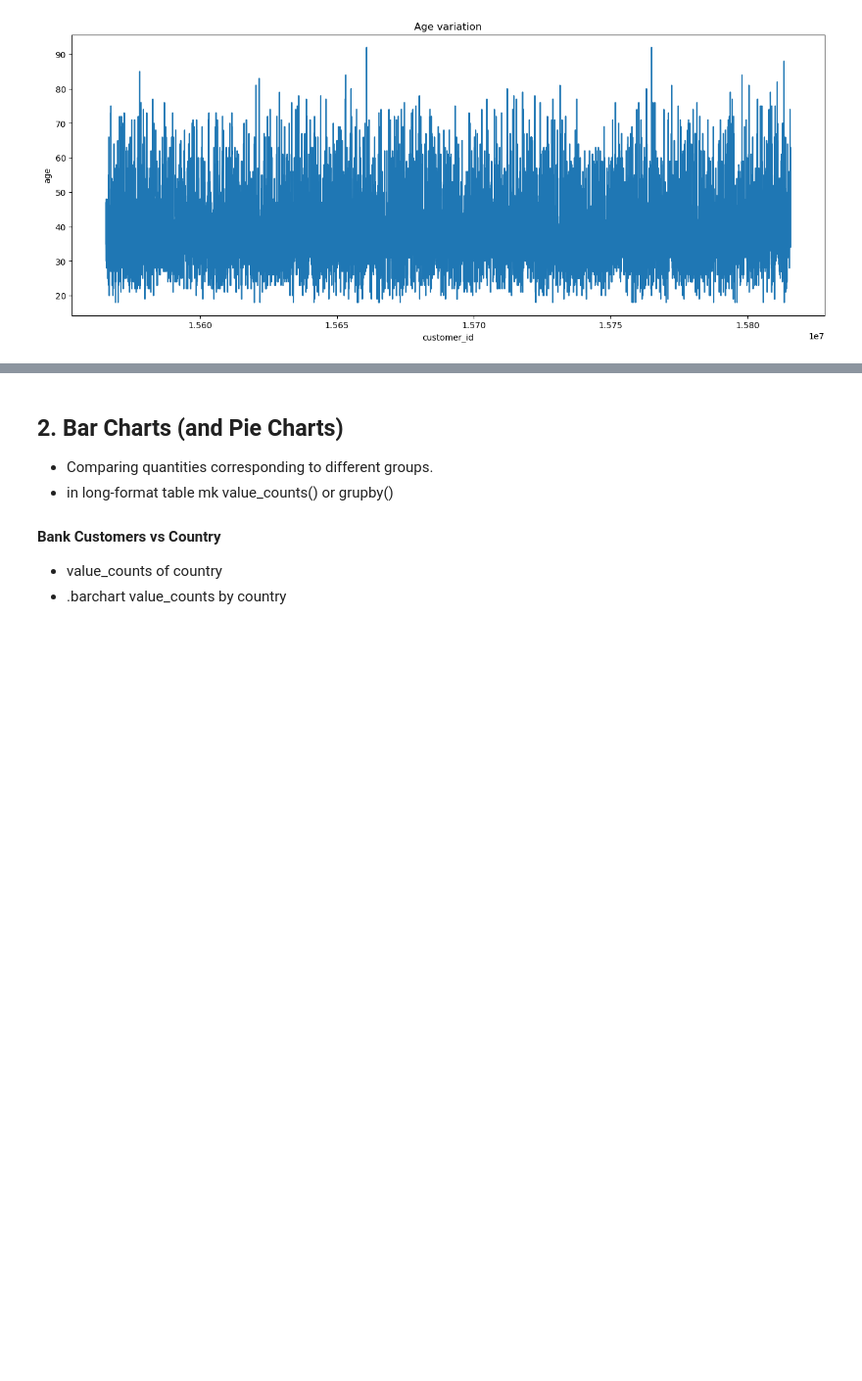
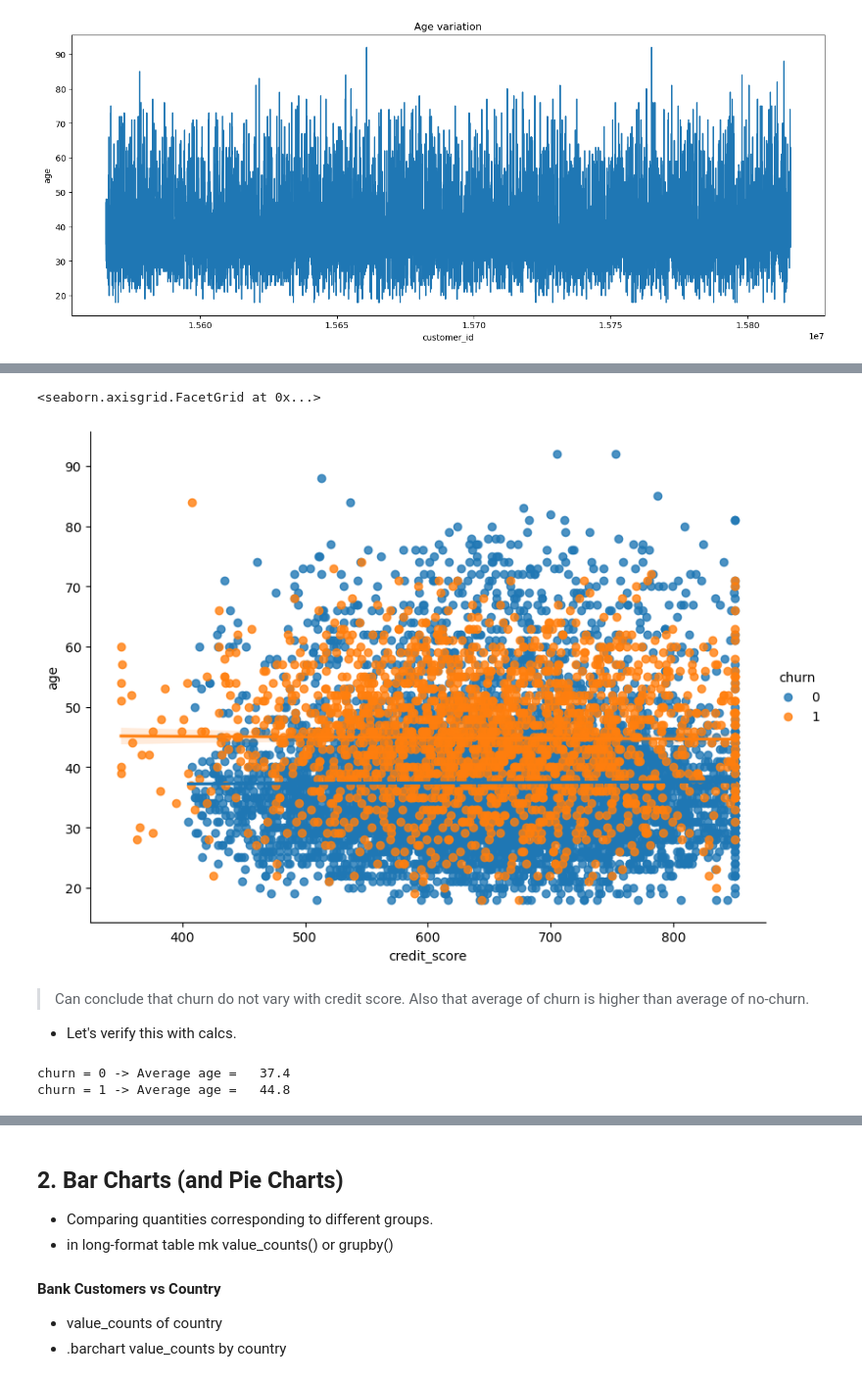
Before and after one commit to jmonti-gh/DataAnalysis_Py, a Jupyter notebook: DataVisualization/Kgl_DV7e0_project.ipynb, the cells around one changed output, grey strips where cells are left out. Shown at 98% size. Drawn from its saved outputs; the diff is of its cells as text; code cells hidden in the pictures; blank space fills up the shorter version.

```diff
--- a/DataVisualization/Kgl_DV7e0_project.ipynb
+++ b/DataVisualization/Kgl_DV7e0_project.ipynb
@@ -141,0 +160,16 @@ Text(0.5, 0, 'customer_id')
+# %%
+# ading regression lines - .lmplot(): figure-leve chart
+sns.lmplot(data=df, x='credit_score', y='age', hue='churn',
+          height=6, aspect=4/3)
+# %% [output]
+<seaborn.axisgrid.FacetGrid at 0x...>
+[figure, added]
+# %% [markdown]
+> Can conclude that churn do not vary with credit score. Also that average of churn is higher than average of no-churn.
+- Let's verify this with calcs.
+# %%
+for ch in [0, 1]:
+    print(f"churn = {ch} -> Average age = {df[df.churn == ch]['age'].mean():>6.1f}")
+# %% [output]
+churn = 0 -> Average age =   37.4
+churn = 1 -> Average age =   44.8
```
Also changed, not shown: parts of 29 cells of this notebook, 1 other file.
